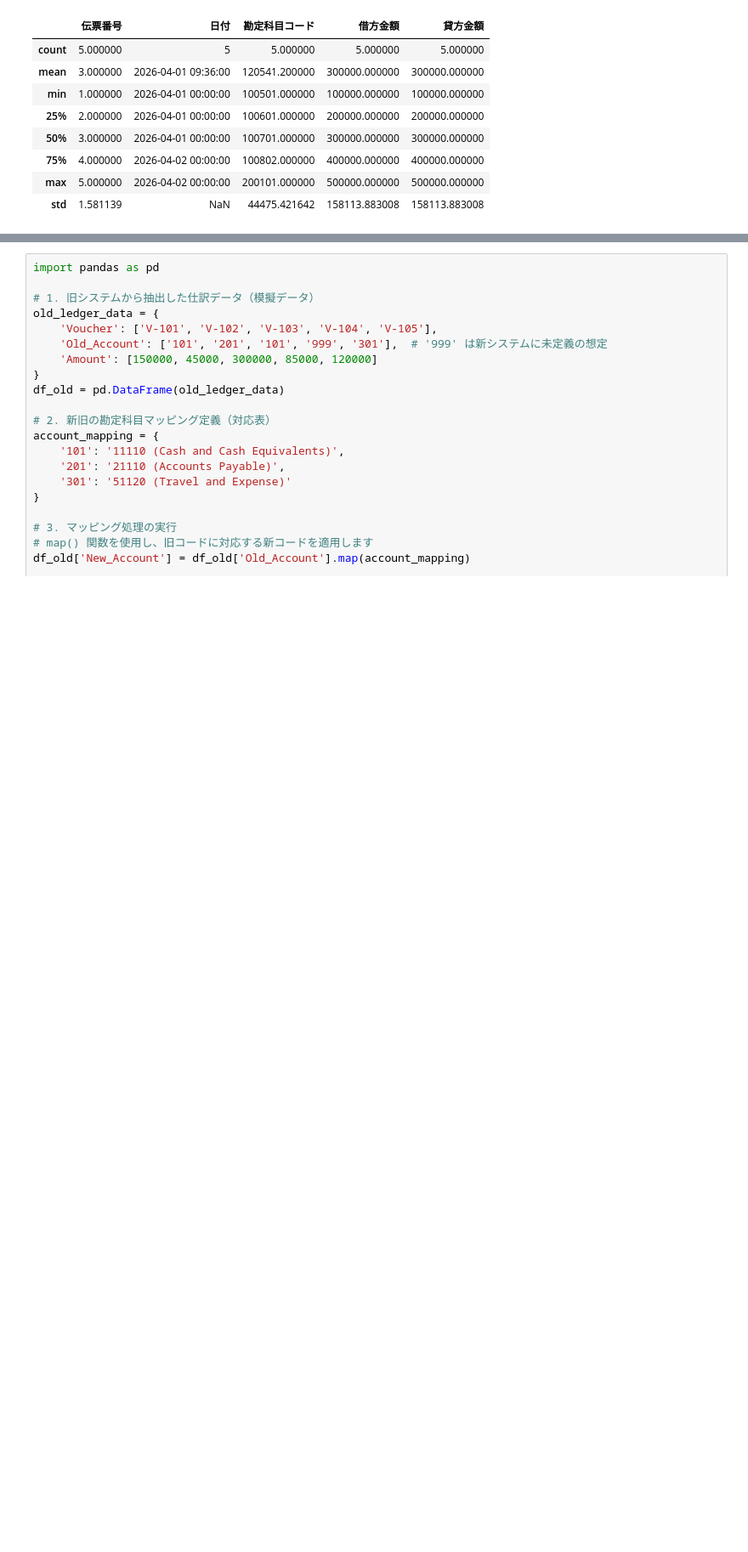
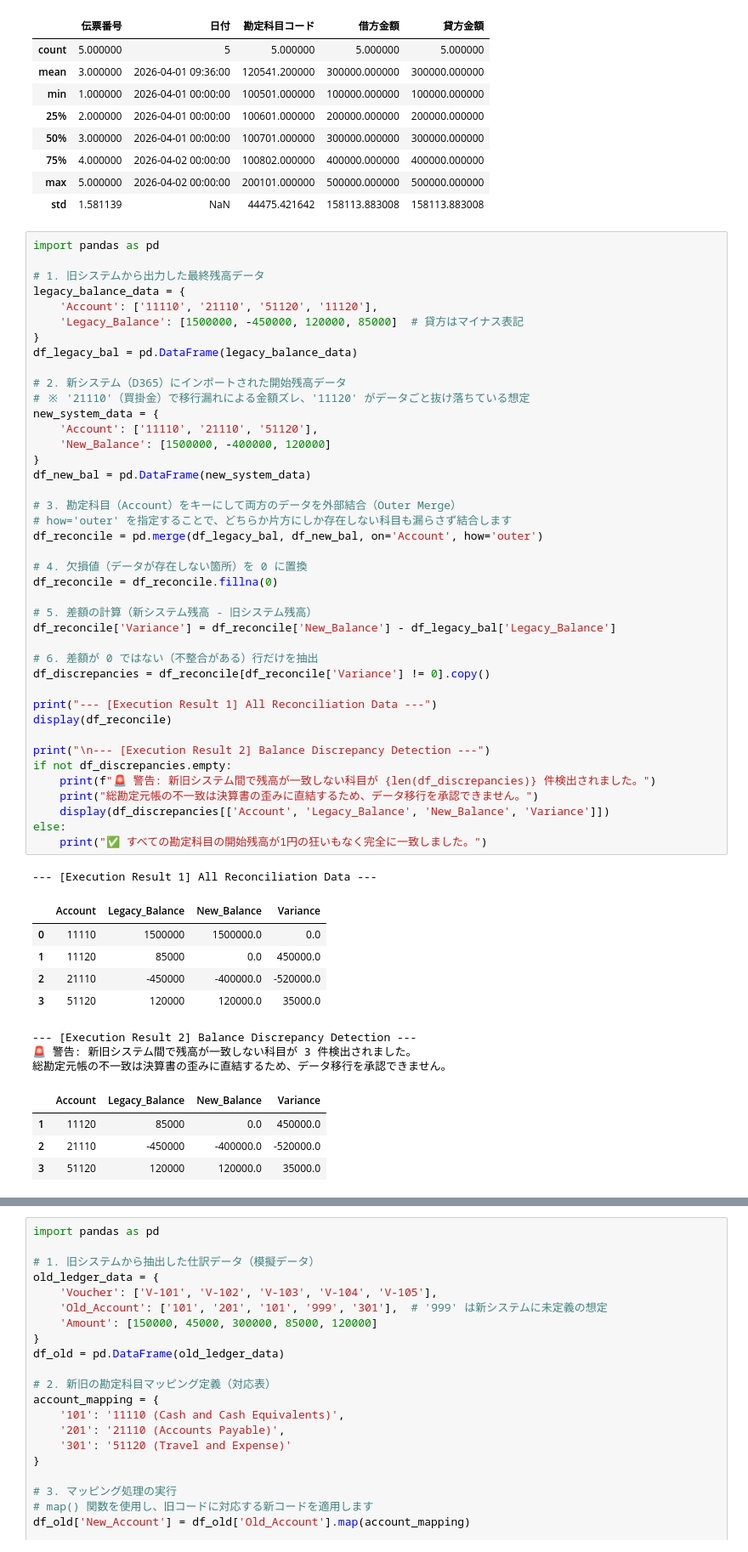
Before and after one commit to KojiKaiwa/D365-Finance-Automation, a Jupyter notebook: D365_Data_Processing.ipynb, the cells around one changed output, grey strips where cells are left out. Shown at 85% size. Saved outputs shown, nothing was run; the diff lists cells and outputs as text; blank space fills up the shorter version.

```diff
--- a/D365_Data_Processing.ipynb
+++ b/D365_Data_Processing.ipynb
@@ -31,3 +31,58 @@ display(df.describe())
 | 75% | 4.000000 | 2026-04-02 00:00:00 | 100802.000000 | 400000.000000 | 400000.000000 |
 | max | 5.000000 | 2026-04-02 00:00:00 | 200101.000000 | 500000.000000 | 500000.000000 |
 | std | 1.581139 | NaN | 44475.421642 | 158113.883008 | 158113.883008 |
+# %%
+import pandas as pd
+
+# 1. 旧システムから出力した最終残高データ
+legacy_balance_data = {
+    'Account': ['11110', '21110', '51120', '11120'],
+    'Legacy_Balance': [1500000, -450000, 120000, 85000]  # 貸方はマイナス表記
+}
+df_legacy_bal = pd.DataFrame(legacy_balance_data)
+
+# 2. 新システム（D365）にインポートされた開始残高データ
+# ※ '21110'（買掛金）で移行漏れによる金額ズレ、'11120' がデータごと抜け落ちている想定
+new_system_data = {
+    'Account': ['11110', '21110', '51120'],
+    'New_Balance': [1500000, -400000, 120000]
+}
+df_new_bal = pd.DataFrame(new_system_data)
+
+# 3. 勘定科目（Account）をキーにして両方のデータを外部結合（Outer Merge）
+# how='outer' を指定することで、どちらか片方にしか存在しない科目も漏らさず結合します
+df_reconcile = pd.merge(df_legacy_bal, df_new_bal, on='Account', how='outer')
+
+# 4. 欠損値（データが存在しない箇所）を 0 に置換
+df_reconcile = df_reconcile.fillna(0)
+
+# 5. 差額の計算（新システム残高 - 旧システム残高）
+df_reconcile['Variance'] = df_reconcile['New_Balance'] - df_legacy_bal['Legacy_Balance']
+
+# 6. 差額が 0 ではない（不整合がある）行だけを抽出
+df_discrepancies = df_reconcile[df_reconcile['Variance'] != 0].copy()
+
+print("--- [Execution Result 1] All Reconciliation Data ---")
+display(df_reconcile)
+
+print("\n--- [Execution Result 2] Balance Discrepancy Detection ---")
+if not df_discrepancies.empty:
+    print(f"🚨 警告: 新旧システム間で残高が一致しない科目が {len(df_discrepancies)} 件検出されました。")
+    print("総勘定元帳の不一致は決算書の歪みに直結するため、データ移行を承認できません。")
+    display(df_discrepancies[['Account', 'Legacy_Balance', 'New_Balance', 'Variance']])
+else:
+    print("✅ すべての勘定科目の開始残高が1円の狂いもなく完全に一致しました。")
+# %% [output]
+--- [Execution Result 1] All Reconciliation Data ---
+|  | Account | Legacy_Balance | New_Balance | Variance |
+| 0 | 11110 | 1500000 | 1500000.0 | 0.0 |
+| 1 | 11120 | 85000 | 0.0 | 450000.0 |
+| 2 | 21110 | -450000 | -400000.0 | -520000.0 |
+| 3 | 51120 | 120000 | 120000.0 | 35000.0 |
+--- [Execution Result 2] Balance Discrepancy Detection ---
+🚨 警告: 新旧システム間で残高が一致しない科目が 3 件検出されました。
+総勘定元帳の不一致は決算書の歪みに直結するため、データ移行を承認できません。
+|  | Account | Legacy_Balance | New_Balance | Variance |
+| 1 | 11120 | 85000 | 0.0 | 450000.0 |
+| 2 | 21110 | -450000 | -400000.0 | -520000.0 |
+| 3 | 51120 | 120000 | 120000.0 | 35000.0 |
```
Also changed, not shown: parts of 2 cells of this notebook.
